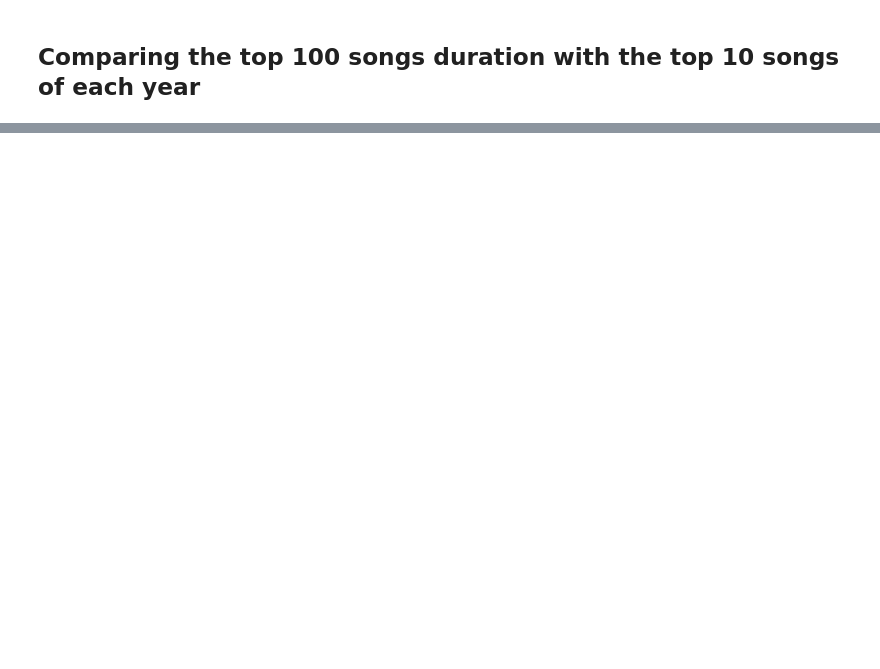
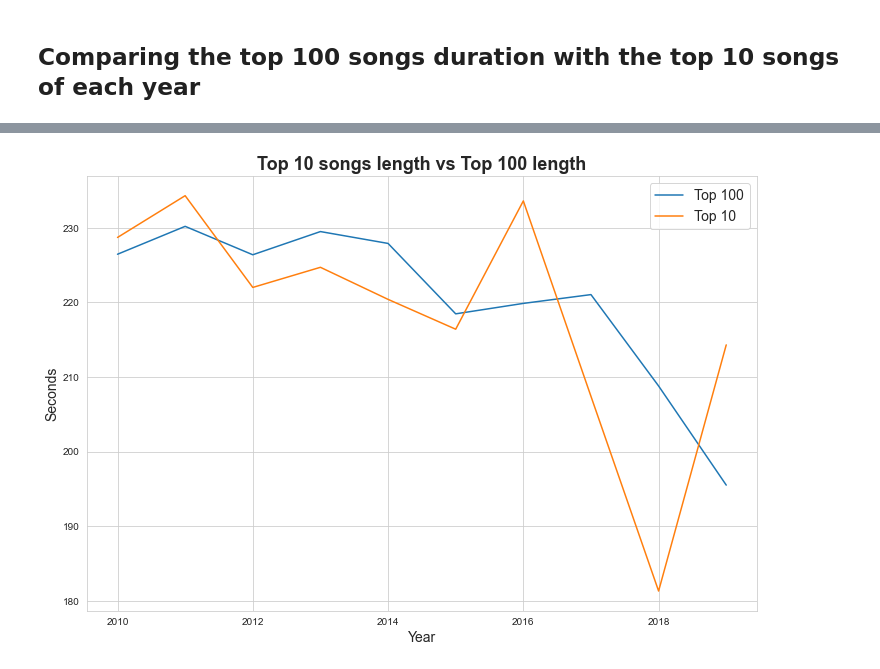
Before and after one commit to rafajovelho/Top_100_Stotify_song_2010-2019, a Jupyter notebook: Spotfy_Top_100_Songs_Analysis.ipynb, the cells around one changed output, grey strips where cells are left out. Saved outputs shown, nothing was run; the diff lists cells and outputs as text; code cells hidden in the pictures; blank space fills up the shorter version.

```diff
--- a/Spotfy_Top_100_Songs_Analysis.ipynb
+++ b/Spotfy_Top_100_Songs_Analysis.ipynb
@@ -534,0 +563,10 @@ We could see that the avg legnth of the songs have been dropping since 2010
+# %%
+h = pd.DataFrame()
+
+for i in range(1,11):
+    h = h.append(other = df.iloc[df[(df['year_ranking'] == i)].index])
+# %%
+# Agora fazer o groupby 'top year', achar a media do 'dur' e dps comparar com a media o dataset inteiro
+df_1 = df.groupby(['top year']).agg({'dur': ['mean']}).reset_index()
+df_1.columns = ['top year', 'dur']
+df_1
@@ -534,0 +585,4 @@ We could see that the avg legnth of the songs have been dropping since 2010
+# %%
+df_2 = h.groupby(['top year']).agg({'dur': ['mean']}).reset_index()
+df_2.columns = ['top year', 'dur']
+df_2
@@ -534,0 +601,13 @@ We could see that the avg legnth of the songs have been dropping since 2010
+# %%
+plt.figure(figsize= (12,8))
+
+sns.lineplot(data = df_1, x = 'top year', y = 'dur')
+sns.lineplot(data = df_2, x = 'top year', y = 'dur')
+
+plt.legend(['Top 100', 'Top 10'], fontsize = 14)
+plt.xlabel('Year', fontdict={'fontsize': 14})
+plt.ylabel('Seconds', fontdict={'fontsize': 14})
+plt.title('Top 10 songs length vs Top 100 length', fontdict={'fontsize': 18}, weight = 'bold')
+plt.show()
+# %% [output]
+[figure, added]
```
Also changed, not shown: parts of 13 cells of this notebook.
